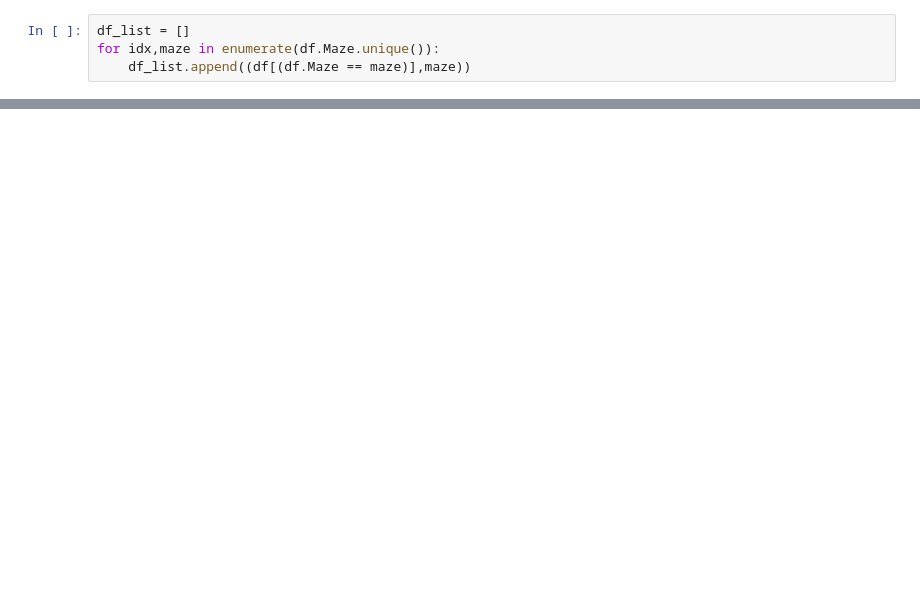
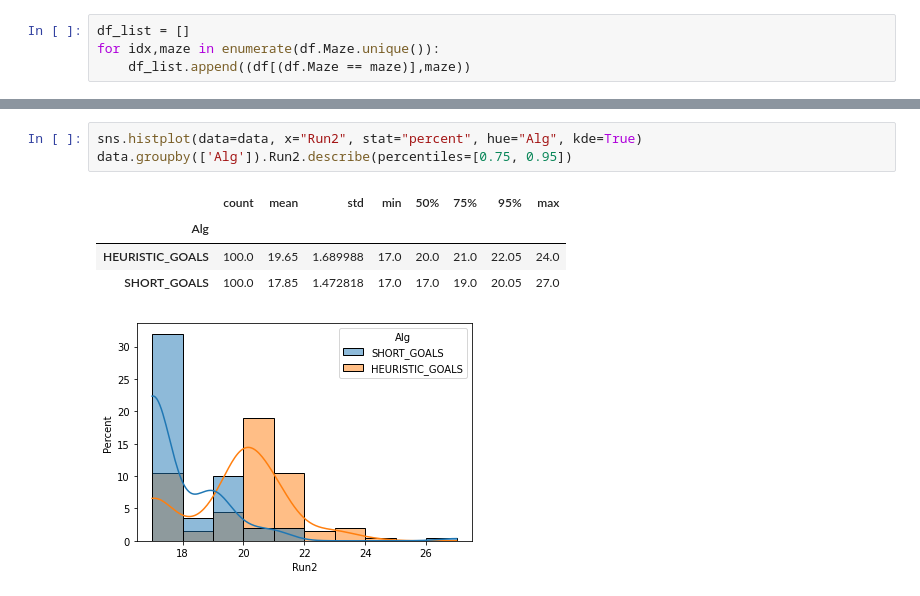
Before and after one commit to magicpai/virtualmaze, a Jupyter notebook: analysis.ipynb, the cells around one changed output, grey strips where cells are left out. Saved outputs shown, nothing was run; the diff lists cells and outputs as text; blank space fills up the shorter version.

```diff
--- a/analysis.ipynb
+++ b/analysis.ipynb
@@ -145,0 +94,9 @@ df_sel.groupby(['Alg']).Score.describe(percentiles=[0.75, 0.95])
+# %%
+sns.histplot(data=data, x="Run2", stat="percent", hue="Alg", kde=True)
+data.groupby(['Alg']).Run2.describe(percentiles=[0.75, 0.95])
+# %% [output]
+|  | count | mean | std | min | 50% | 75% | 95% | max |
+| Alg |  |  |  |  |  |  |  |  |
+| HEURISTIC_GOALS | 100.0 | 19.65 | 1.689988 | 17.0 | 20.0 | 21.0 | 22.05 | 24.0 |
+| SHORT_GOALS | 100.0 | 17.85 | 1.472818 | 17.0 | 17.0 | 19.0 | 20.05 | 27.0 |
+[figure, added]
```
Also changed, not shown: parts of 64 cells of this notebook.
